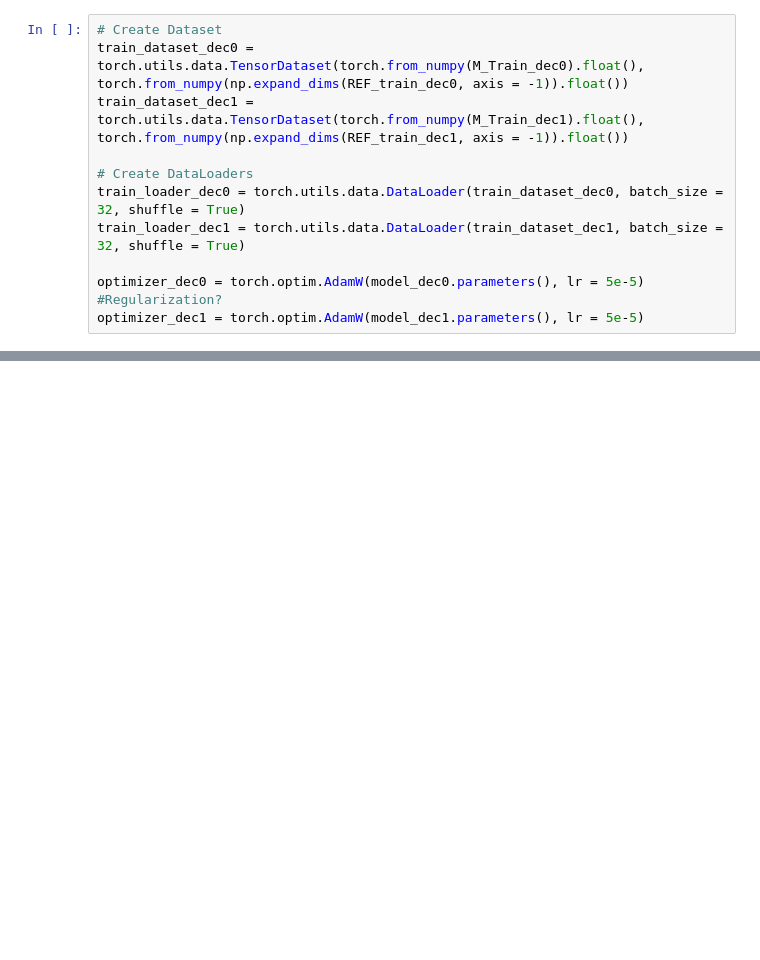
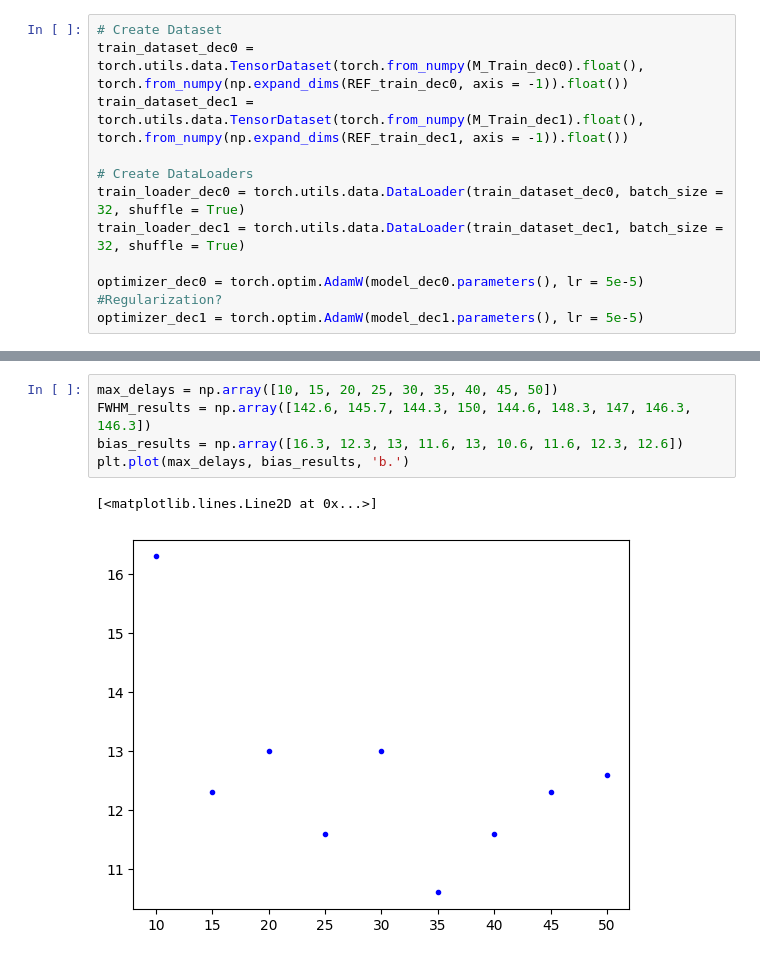
Before and after one commit to wjosefw/Signal-processing-with-Neural-networks, a Jupyter notebook: KAN.ipynb, the cells around one changed output, grey strips where cells are left out. Saved outputs shown, nothing was run; the diff lists cells and outputs as text; blank space fills up the shorter version.

```diff
--- a/KAN.ipynb
+++ b/KAN.ipynb
@@ -431,3 +424,11 @@ V28: CENTROID(ns) = -0.191  FWHM(ns) = 0.157  std(ns) = 0.067
+# %%
+max_delays = np.array([10, 15, 20, 25, 30, 35, 40, 45, 50])
+FWHM_results = np.array([142.6, 145.7, 144.3, 150, 144.6, 148.3, 147, 146.3, 146.3])
+bias_results = np.array([16.3, 12.3, 13, 11.6, 13, 10.6, 11.6, 12.3, 12.6])
+plt.plot(max_delays, bias_results, 'b.')
+# %% [output]
+[<matplotlib.lines.Line2D at 0x...>]
+[figure, added]
 # %%
 import time
 
```
Also changed, not shown: parts of 11 cells of this notebook.
